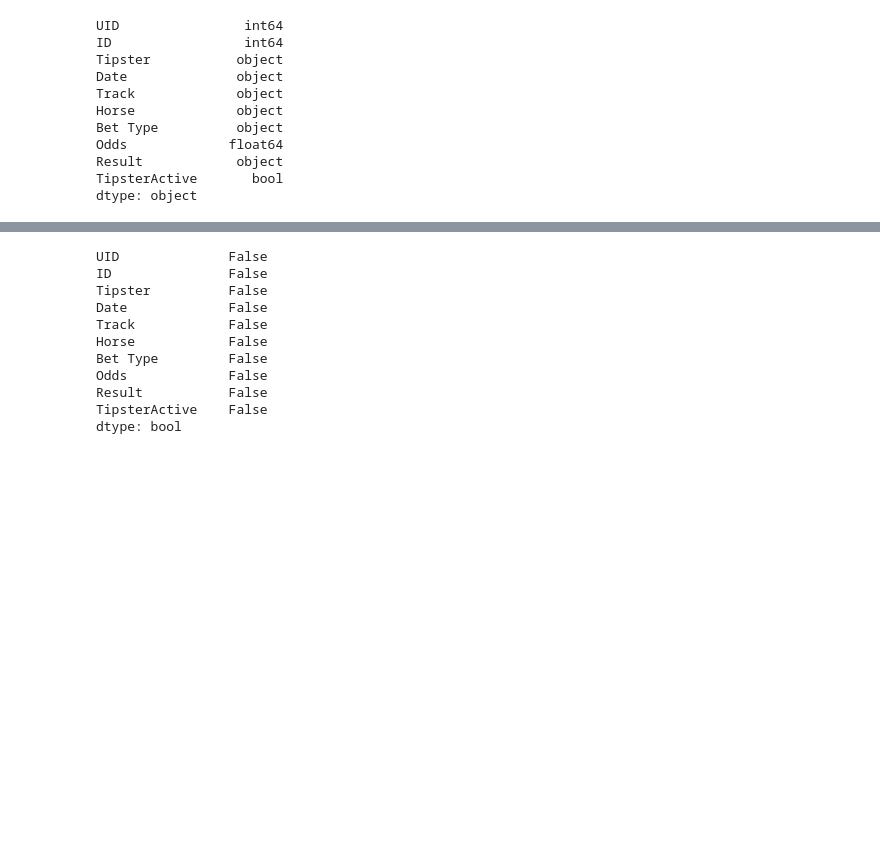
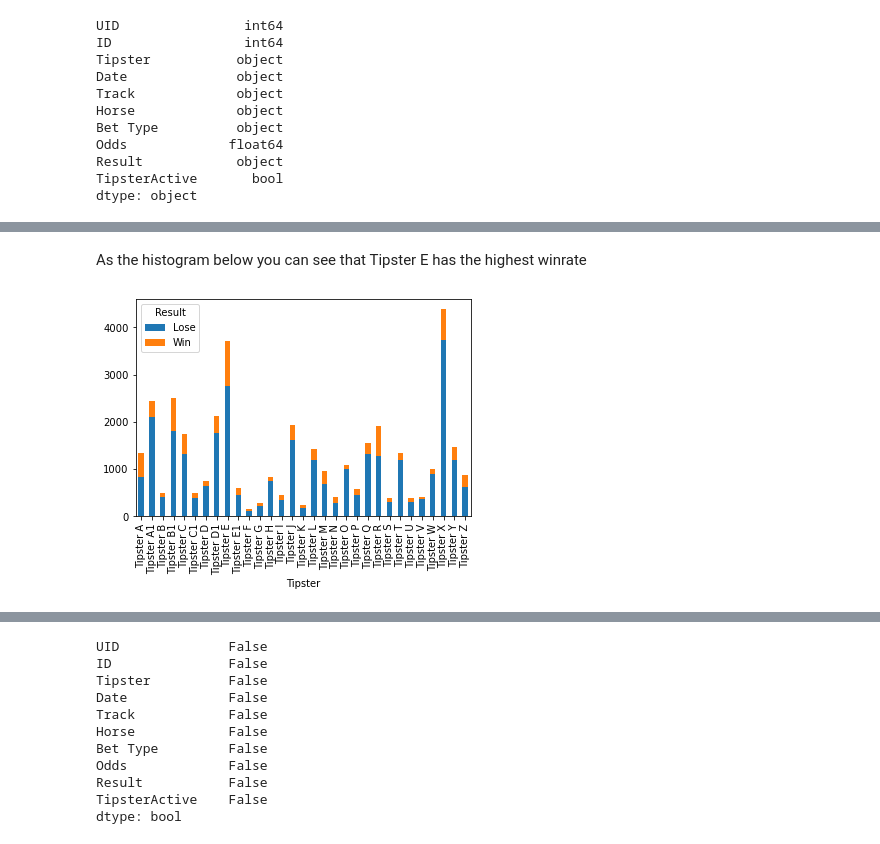
Before and after one commit to Cheeseburgerfly/AIAssignment, a Jupyter notebook: Assignment.ipynb, the cells around one changed output, grey strips where cells are left out. Drawn from its saved outputs; the diff is of its cells as text; code cells hidden in the pictures; blank space fills up the shorter version.

Commit message:
Data visualizationv3

```diff
--- a/Assignment.ipynb
+++ b/Assignment.ipynb
@@ -45,0 +58,7 @@ dtype: object
+# %% [markdown]
+As the histogram below you can see that Tipster E has the highest winrate
+# %%
+df.groupby(['Tipster','Result']).size().unstack().plot(kind='bar',stacked=True)
+plt.show()
+# %% [output]
+[figure, added]
```
Also changed, not shown: parts of 5 cells of this notebook.
